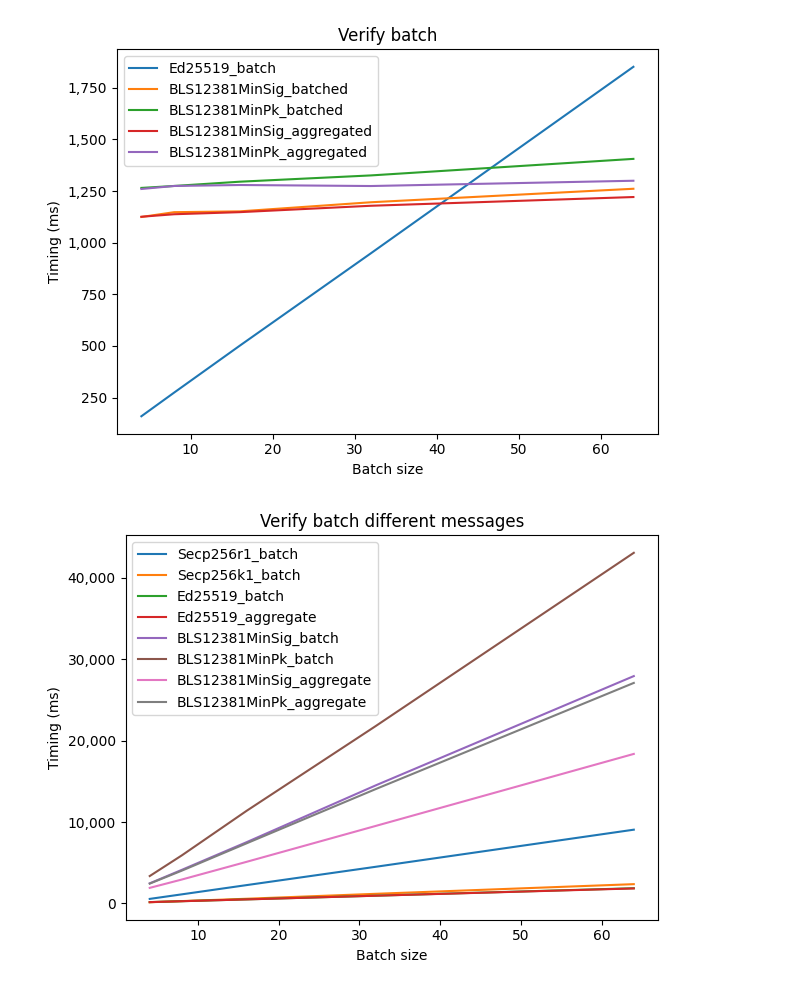
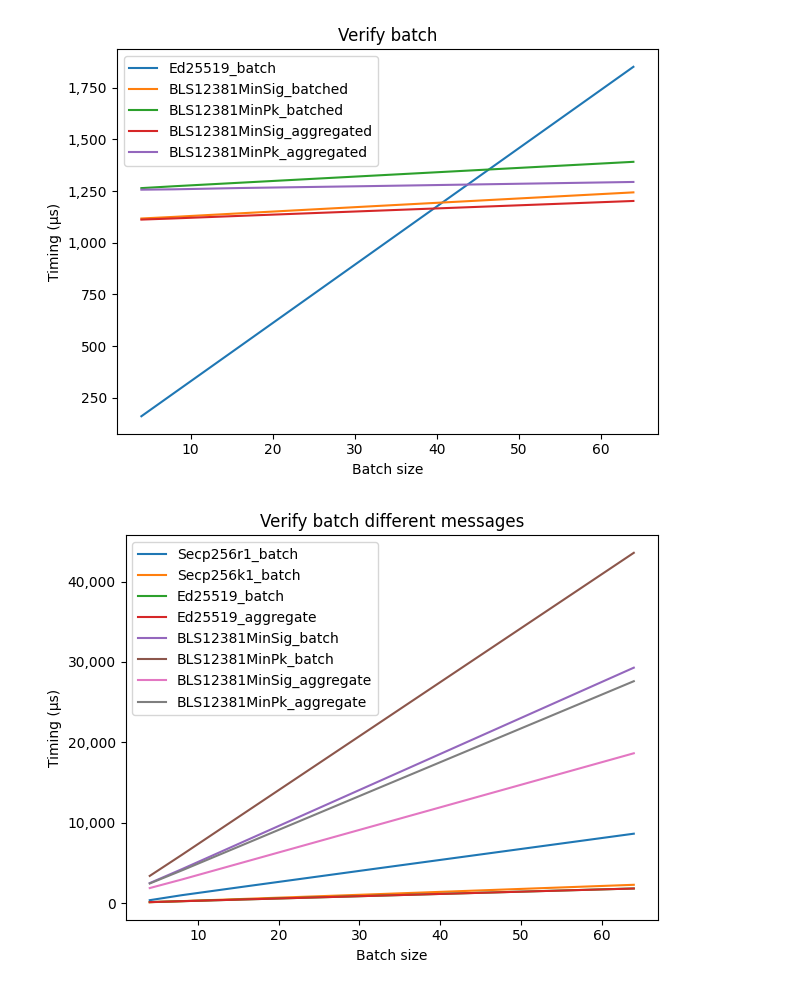
Before and after one commit to jonas-lj/fastcrypto-analyzer, a Jupyter notebook: notebook.ipynb, the cells around one changed output. Saved outputs shown, nothing was run; the diff lists cells and outputs as text; code cells hidden in the pictures.

Commit message:
Add hash plot and fix units

```diff
--- a/notebook.ipynb
+++ b/notebook.ipynb
@@ -5,7 +5,7 @@ import matplotlib
 from urllib.request import urlopen
 import numpy as np
 # %%
-commit = "a13997fb8f87576cf7fe88f26c9238e4a2f6279e"
+commit = "dd5adb669b895785d3f34abc562fca26c943154a"
 short_commit = commit[0:6]
 
 # Load data
@@ -57,28 +57,28 @@ def get_series(group, scheme = ''):
 # %%
 # Plot batch verification
 group = "Verify batch"
 d = data[group]
 
 fig, ax = plt.subplots()
 
 for scheme in d:
     if scheme.startswith("Secp256"):
         continue
 
     x, y, lower_bound, upper_bound = get_series(group, scheme)
     ax.plot(x, y, label = scheme)
     #ax.fill_between(x, lower_bound, upper_bound)
 
 ax.set_title(group)
 ax.legend(loc='upper left')
 ax.set_xlabel('Batch size')
-ax.set_ylabel('Timing (ms)')
+ax.set_ylabel('Timing (µs)')
 ax.yaxis.set_major_formatter(matplotlib.ticker.StrMethodFormatter('{x:,.0f}'))
 
 plt.tight_layout()
 plt.savefig("batch-" + short_commit + ".svg")
 # %% [output]
-[figure, old version]
+[figure, new version]
 # %%
 # Plot batch verification different messages
 group = "Verify batch different messages"
@@ -94,13 +94,13 @@ for scheme in d:
 ax.set_title(group)
 ax.legend(loc='upper left')
 ax.set_xlabel('Batch size')
-ax.set_ylabel('Timing (ms)')
+ax.set_ylabel('Timing (µs)')
 ax.yaxis.set_major_formatter(matplotlib.ticker.StrMethodFormatter('{x:,.0f}'))
 
 plt.tight_layout()
 plt.savefig("batch-" + short_commit + ".svg")
 # %% [output]
-[figure, old version]
+[figure, new version]
 # %%
 # Plot signing
 
```
Also changed, not shown: parts of 2 cells of this notebook.
